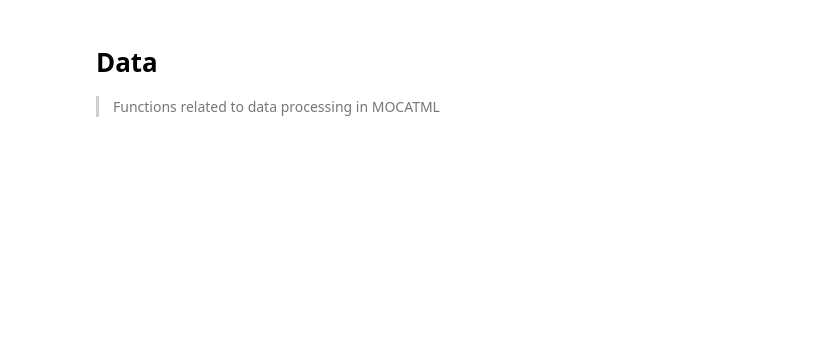
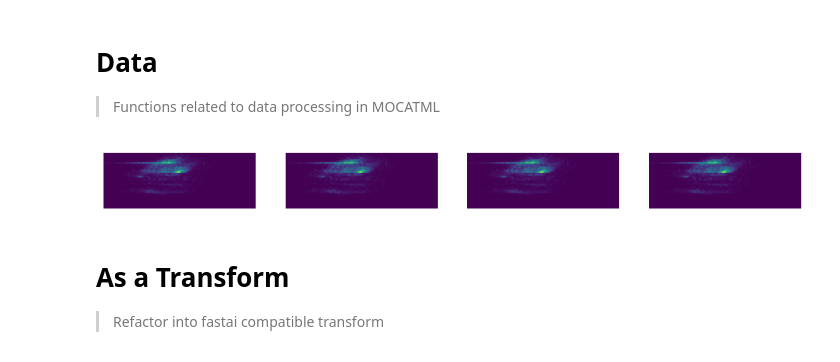
Before and after one commit to ARCLab-MIT/mocat-ml, a Jupyter notebook: nbs_lib/data.ipynb, the cells around one changed output. Drawn from its saved outputs; the diff is of its cells as text; code cells hidden in the pictures; blank space fills up the shorter version.

Commit message:
data and conv_rnn adapted from movingMNIST project

```diff
--- a/nbs_lib/data.ipynb
+++ b/nbs_lib/data.ipynb
@@ -47,3 +49,48 @@ test_eq(y.shape, (200, 3, 1))
 #|hide
 from nbdev import *
 nbdev_export()
+# %%
+#|export
+class DensityData:
+    def __init__(self, data, lbk, h):
+        """
+        Args:
+            data: The data containing sequences of heatmaps. Shape should be (n_samples, lookback, height, width).
+            lbk: Number of input frames to use as history (lookback).
+            h: Number of output frames to forecast (horizon).
+        """
+        self.data = data
+        self.n_frames_input = lbk
+        self.n_frames_output = h
+        self.n_frames_total = self.n_frames_input + self.n_frames_output
+
+
+    def __getitem__(self, idx):
+        """
+        Returns a single sample from the dataset, split into input and output sequences.
+        """
+        seq = self.data[idx]  # Shape: (lookback, height, width)
+        input = seq[:self.n_frames_input]
+        output = seq[self.n_frames_input:self.n_frames_input + self.n_frames_output]
+
+        input_tensor = torch.from_numpy(input).float().unsqueeze(1)  # Add channel dimension
+        output_tensor = torch.from_numpy(output).float().unsqueeze(1)  # Add channel dimension
+
+        return input_tensor, output_tensor
+
+    def __len__(self):
+        return len(self.data)
+# %%
+# Test
+default_device(False)
+data = np_load_compressed('TLE_density_10_15x15.npy.gz', path='../example_data')
+lbk = 3
+h = 1
+ds = DensityData(data, lbk=lbk, h=h)
+x, y = ds[0]
+test_eq(x.shape, (lbk, 1, 36, 99))
+test_eq(y.shape, (h, 1, 36, 99))
+z = torch.cat([x, y], dim=0)
+show_images(z)
+# %% [output]
+[figure, added]
@@ -49,0 +100,4 @@ nbdev_export()
+# %% [markdown]
+# As a Transform
+
+> Refactor into fastai compatible transform
```
Also changed, not shown: parts of 12 cells of this notebook, 10 other files.
